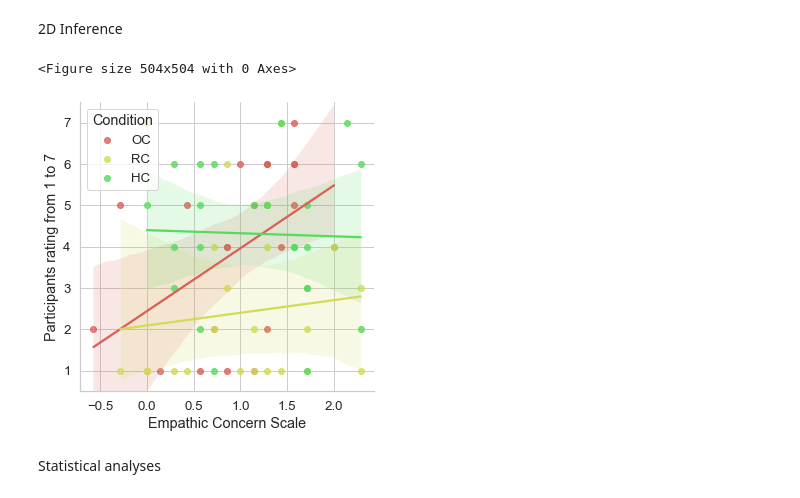
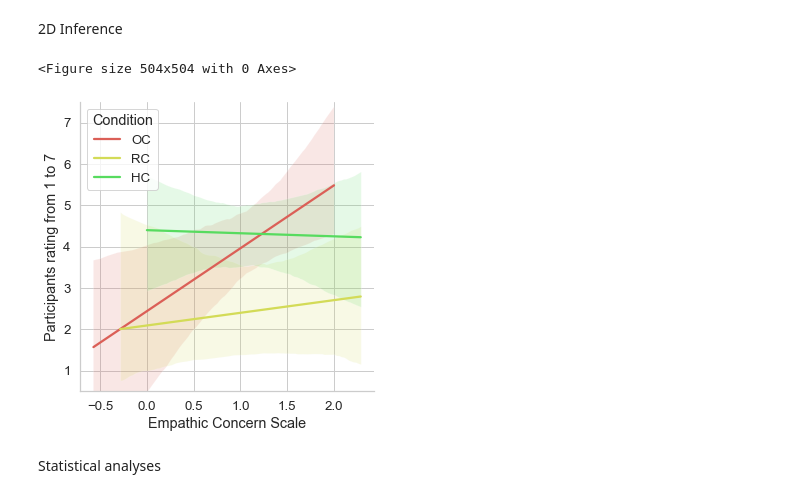
Before and after one commit to Joao-Tiago-Almeida/HRI2023---Conference-Paper, a Jupyter notebook: main.ipynb, the cells around one changed output. Cells and saved outputs as stored; diff of their text form; code cells hidden in the pictures.

```diff
--- a/main.ipynb
+++ b/main.ipynb
@@ -246,19 +247,20 @@ group1 group2 meandiff p-adj   lower  upper  reject
 # %%
 plt.figure(figsize=(7.0, 7.0))
 g = sns.lmplot(
     x="Empathic Concern Scale",
     y="Do you think the manner the robot addressed the object influenced how much time you spent helping it?",
     hue='Condition',
     data=df.fillna(1),
     robust=True,
-    facet_kws = {"legend_out" : False}
+    facet_kws = {"legend_out" : False},
+    scatter=False
     )
 g.set(ylabel="Participants rating from 1 to 7")
 g.set(ylim=(0.5, 7.5))
 plt.savefig(f"figures/Empathic Concern scale on influence.pdf",bbox_inches='tight')
 # %% [output]
 <Figure size 504x504 with 0 Axes>
-[figure, old version]
+[figure, new version]
 # %% [markdown]
 Statistical analyses
 # %%
```
Also changed, not shown: parts of 6 cells of this notebook, 8 other files.
